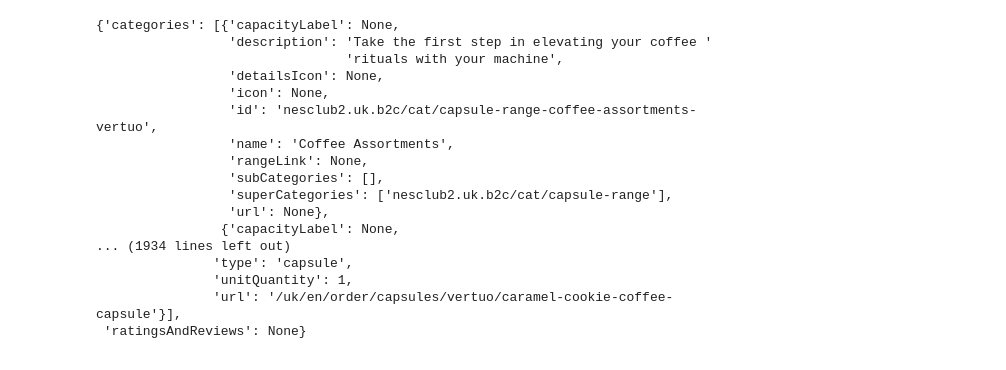
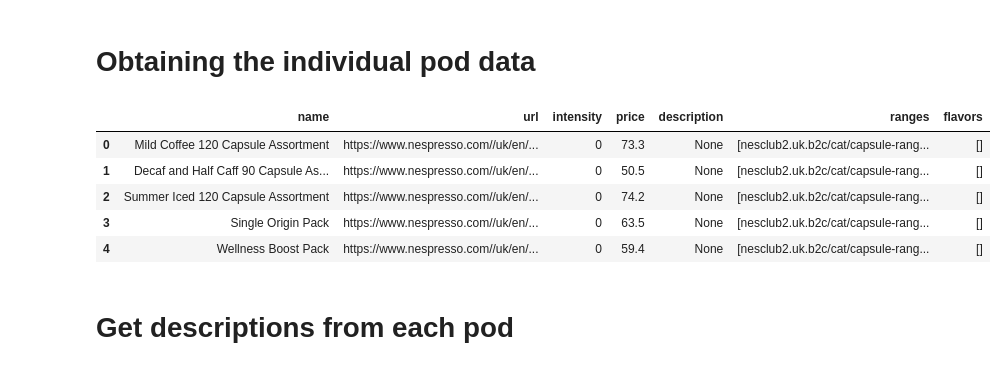
Before and after one commit to sdysch/nespresso-scraping, a Jupyter notebook: notebooks/scrape_data.ipynb, the cells around one changed output. Drawn from its saved outputs; the diff is of its cells as text; code cells hidden in the pictures.

Commit message:
Scrape descriptions

```diff
--- a/notebooks/scrape_data.ipynb
+++ b/notebooks/scrape_data.ipynb
@@ -34,22 +34,29 @@ with open('data/formatted_raw_main_data.json', 'w') as outfile:
     json.dump(json_data['configuration']['eCommerceData'], outfile)
+# %% [markdown]
+# Obtaining the individual pod data
 # %%
+import pandas as pd
 import pprint
-pprint.pprint(json_data['configuration']['eCommerceData'])
+# pprint.pprint(json_data['configuration']['eCommerceData']['products'])
+
+BASE_URL = 'https://www.nespresso.com/'
+cols = ['name', 'url', 'intensity', 'price', 'description', 'ranges', 'flavors']
+df = pd.json_normalize(json_data['configuration']['eCommerceData']['products'])
+
+# fix urls
+df['url'] = BASE_URL + df['url']
+
+# save total data
+df.to_csv('../data/summary_coffee_data.csv')
+
+df = df[cols]
+df.head()
 # %% [output]
-{'categories': [{'capacityLabel': None,
-                 'description': 'Take the first step in elevating your coffee '
-                                'rituals with your machine',
-                 'detailsIcon': None,
-                 'icon': None,
-                 'id': 'nesclub2.uk.b2c/cat/capsule-range-coffee-assortments-vertuo',
-                 'name': 'Coffee Assortments',
-                 'rangeLink': None,
-                 'subCategories': [],
-                 'superCategories': ['nesclub2.uk.b2c/cat/capsule-range'],
-                 'url': None},
-                {'capacityLabel': None,
-... (1934 lines left out)
-               'type': 'capsule',
-               'unitQuantity': 1,
-               'url': '/uk/en/order/capsules/vertuo/caramel-cookie-coffee-capsule'}],
- 'ratingsAndReviews': None}
+|  | name | url | intensity | price | description | ranges | flavors |
+| 0 | Mild Coffee 120 Capsule Assortment | https://www.nespresso.com//uk/en/... | 0 | 73.3 | None | [nesclub2.uk.b2c/cat/capsule-rang... | [] |
+| 1 | Decaf and Half Caff 90 Capsule As... | https://www.nespresso.com//uk/en/... | 0 | 50.5 | None | [nesclub2.uk.b2c/cat/capsule-rang... | [] |
+| 2 | Summer Iced 120 Capsule Assortment | https://www.nespresso.com//uk/en/... | 0 | 74.2 | None | [nesclub2.uk.b2c/cat/capsule-rang... | [] |
+| 3 | Single Origin Pack | https://www.nespresso.com//uk/en/... | 0 | 63.5 | None | [nesclub2.uk.b2c/cat/capsule-rang... | [] |
+| 4 | Wellness Boost Pack | https://www.nespresso.com//uk/en/... | 0 | 59.4 | None | [nesclub2.uk.b2c/cat/capsule-rang... | [] |
+# %% [markdown]
+# Get descriptions from each pod
```
Also changed, not shown: parts of 5 cells of this notebook, 3 other files.
